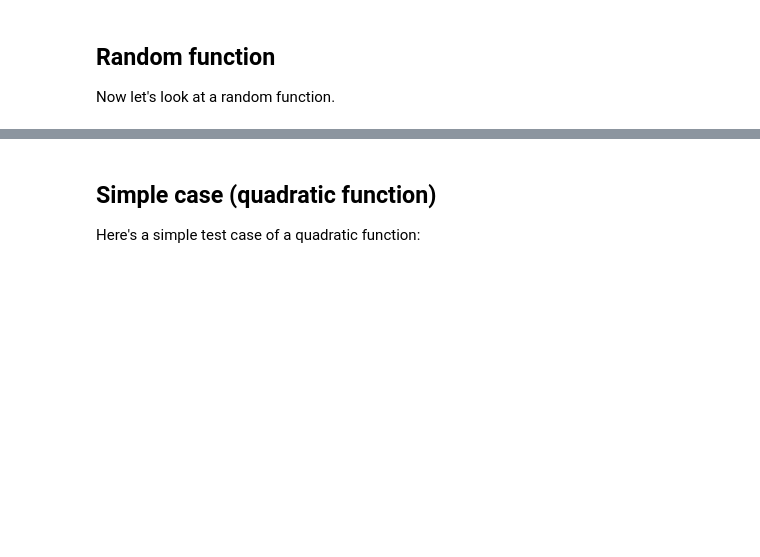
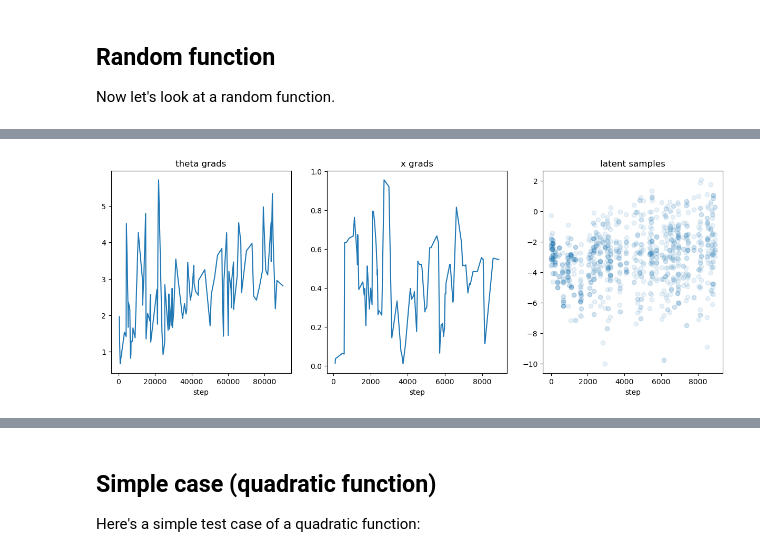
Before and after one commit to davidlibland/rank_hpo, a Jupyter notebook: notebooks/demo.ipynb, the cells around one changed output, grey strips where cells are left out. Cells and saved outputs as stored; diff of their text form; code cells hidden in the pictures; blank space fills up the shorter version.

```diff
--- a/notebooks/demo.ipynb
+++ b/notebooks/demo.ipynb
@@ -208,15 +216,21 @@ plt.title("Random function")
 # %%
-grid = np.linspace(-10, 10, 30).reshape(-1,1)
+grid = torch.linspace(-10, 10, 30).reshape(-1,1).to(device=device)
 log_rho = gaussian_mixture(grid, 1.5)
-theta = torch.zeros(grid.shape[0])
+theta = torch.zeros(grid.shape[0], device=device)
+# log_rho = two_layer_mlp(1)
+# n_hidden = 32
+# theta = torch.randn(3, n_hidden, device=device)/np.sqrt(n_hidden)
+
 
 theta, xs, ys = optimize_function_langevin(
     function,
-    8*torch.randn(5, 1),
+    8*torch.randn(5, 1).to(device),
     log_rho=log_rho,
     theta=theta,
     n_evals=30,
     n_iter=300
 )
+# %% [output]
+[figure, added]
 # %%
 fig, axs = plt.subplots(1, 2, figsize=(10, 5))
```
Also changed, not shown: parts of 18 cells of this notebook, 6 other files.
